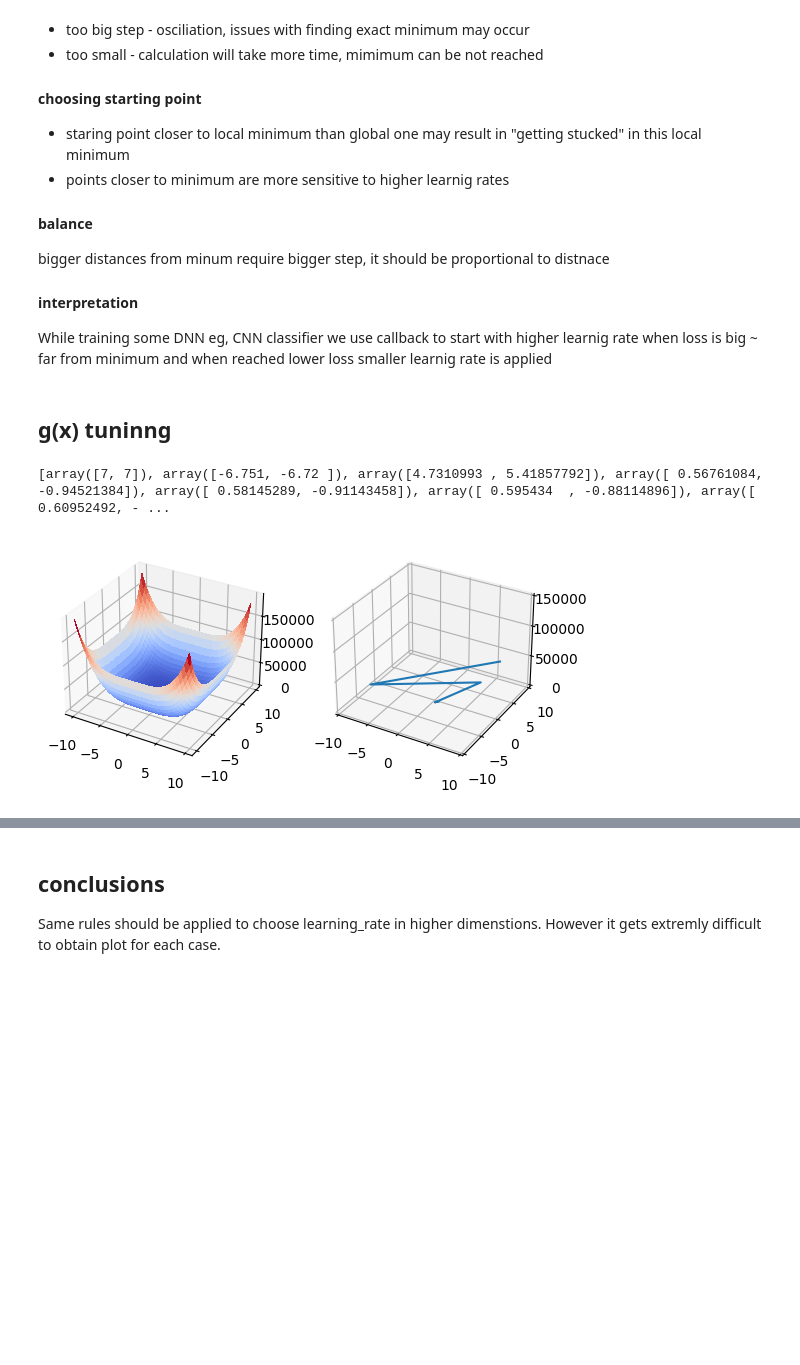
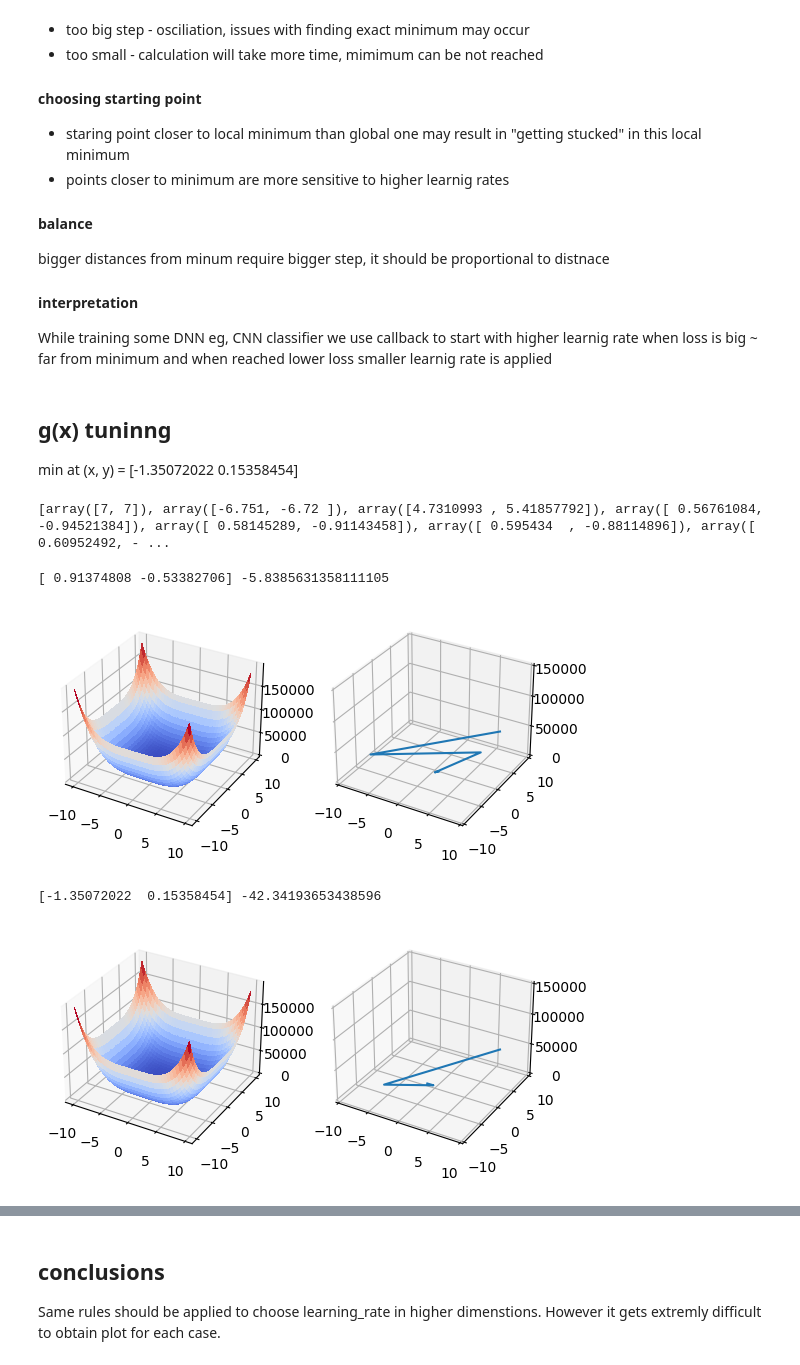
Before and after one commit to wz7475/gradient-descent, a Jupyter notebook: lab1.ipynb, the cells around one changed output, grey strips where cells are left out. Saved outputs shown, nothing was run; the diff lists cells and outputs as text; code cells hidden in the pictures; blank space fills up the shorter version.

```diff
--- a/lab1.ipynb
+++ b/lab1.ipynb
@@ -91,8 +91,9 @@ plt.show()
 eps = 0.001
 # %%
 class GradientDescent:
-    def __init__(self, eps: Number) -> None:
+    def __init__(self, eps: Number, only_distance=False) -> None:
         self._eps = eps
+        self._only_dist = only_distance
 
     @staticmethod
     def _gradient(function: Callable) -> Callable:
@@ -103,7 +104,8 @@ class GradientDescent:
         stationary = np.linalg.norm(gradient_at_point) <= self._eps
         # distance beetwen poins
         dist =  np.linalg.norm(next_point - point) <= self._eps
-        # stationary = True
+        if self._only_dist:
+            return dist
         return stationary and dist
 
     def find_minumum(self, function: Callable, step: Number, starting_point=Union[Number, Sequence]) -> Sequence:
@@ -303,6 +305,7 @@ bigger distances from minum require bigger step, it should be proportional to di
 While training some DNN eg, CNN classifier we use callback to start with higher learnig rate when loss is big ~ far from minimum and when reached lower loss smaller learnig rate is applied
 # %% [markdown]
 ## g(x) tuninng
+min at (x, y) = [-1.35072022  0.15358454]
 # %%
 gradient_descent = GradientDescent(0.01)
 arguments = gradient_descent.find_minumum(g, 0.001, np.array([7,7]))
@@ -315,7 +318,7 @@ print(arguments)
 
 # external window
 # %matplotlib qt
-def plot_function_3d_and_path(function: Callable, step: Number, starting_point=Sequence, eps=0.01, save=False):
+def plot_function_3d_and_path(function: Callable, step: Number, starting_point=Sequence, eps=0.01):
     # function plot
     fig = plt.figure()
     ax = fig.add_subplot(1,2,1, projection='3d', label="1")
@@ -327,7 +330,7 @@ def plot_function_3d_and_path(function: Callable, step: Number, starting_point=S
                         linewidth=0, antialiased=False)
 
     # sgd and path
-    sgd = GradientDescent(eps)
+    sgd = GradientDescent(eps, only_distance=True)
     arguments = sgd.find_minumum(g, step, starting_point)
     values = [g(x) for x in arguments]
 
@@ -340,7 +343,15 @@ def plot_function_3d_and_path(function: Callable, step: Number, starting_point=S
     ax2.set_xticks([-10, -5, 0, 5, 10])
     ax2.set_yticks([-10, -5, 0, 5, 10])
     ax2.set_zticks([50000 * x for x in range(4)])
+
+    print(arguments[-1], g(arguments[-1]))
 # %%
-plot_function_3d_and_path(g, 0.001, np.array([7,7]), save=True)
+plot_function_3d_and_path(g, 0.001, np.array([7,7]))
 # %% [output]
+[ 0.91374808 -0.53382706] -5.8385631358111105
 [figure]
+# %%
+plot_function_3d_and_path(g, 0.0009, np.array([7,7]))
+# %% [output]
+[-1.35072022  0.15358454] -42.34193653438596
+[figure, added]
```
Also changed, not shown: parts of 6 cells of this notebook, 1 other file.
